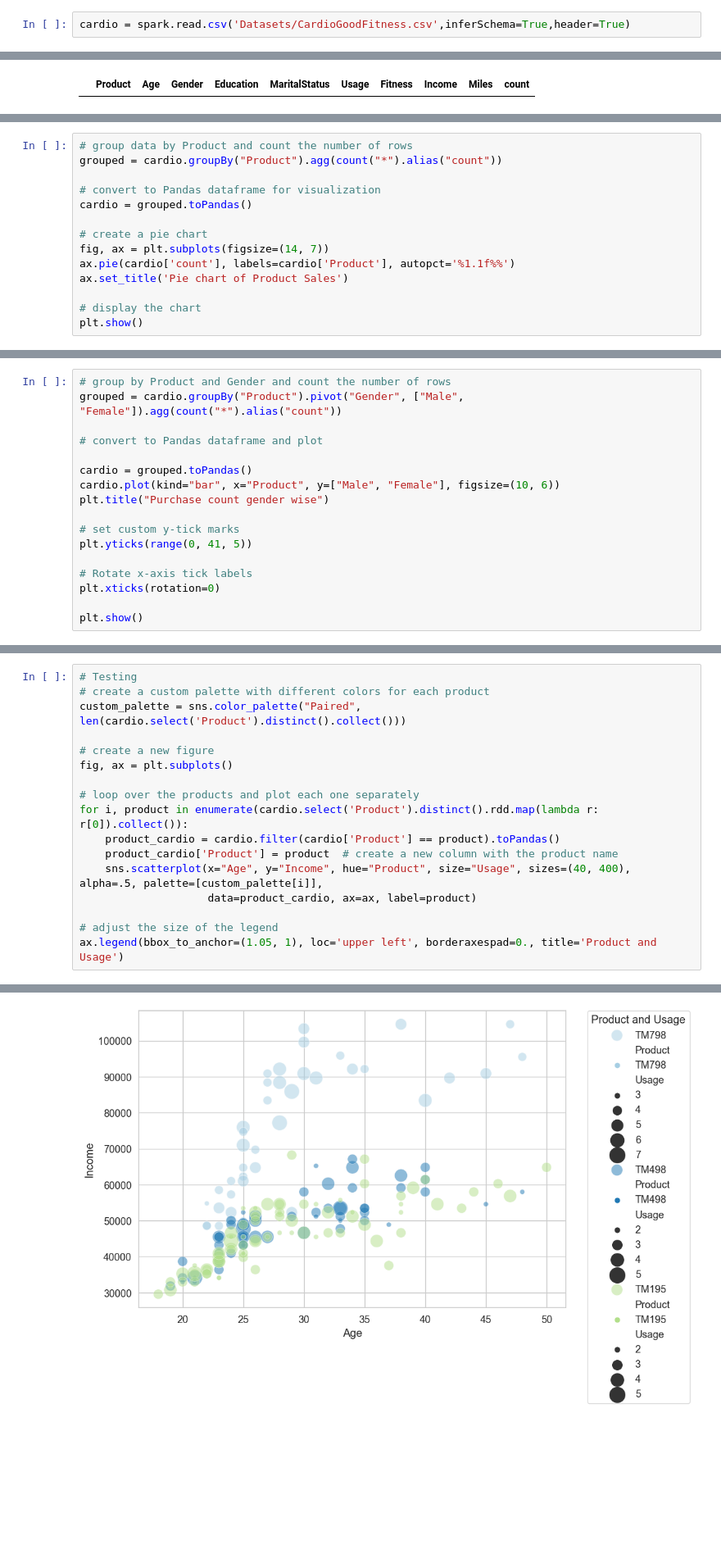
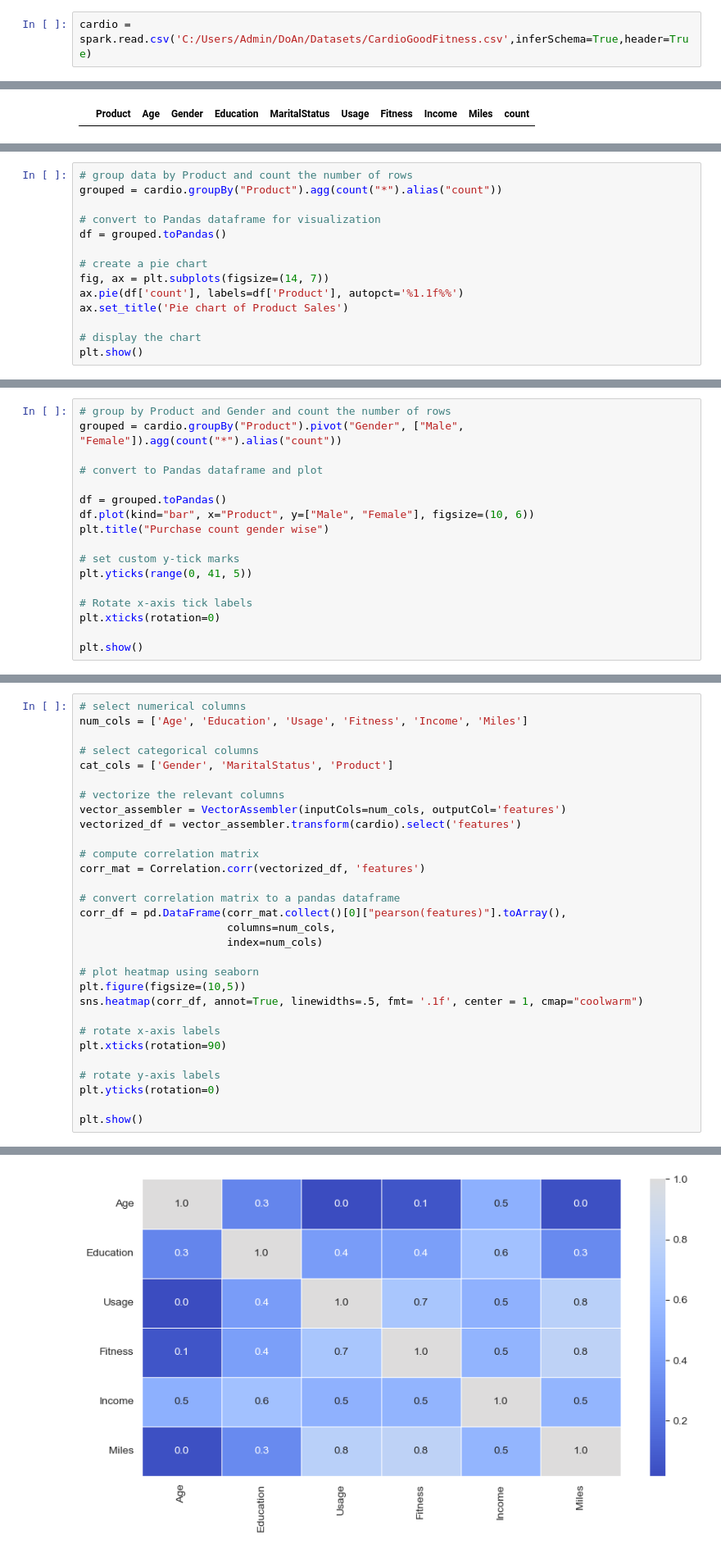
Before and after one commit to MrLongg/PTDL, a Jupyter notebook: main.ipynb, the cells around one changed output, grey strips where cells are left out. Shown at 82% size. Saved outputs shown, nothing was run; the diff lists cells and outputs as text; blank space fills up the shorter version.

```diff
--- a/main.ipynb
+++ b/main.ipynb
@@ -25,7 +23,7 @@ spark
 You are working with 1 core(s)
 <pyspark.sql.session.SparkSession at 0x...>
 # %%
-cardio = spark.read.csv('Datasets/CardioGoodFitness.csv',inferSchema=True,header=True)
+cardio = spark.read.csv('C:/Users/Admin/DoAn/Datasets/CardioGoodFitness.csv',inferSchema=True,header=True)
 # %%
 cardio.printSchema()
 # %% [output]
@@ -87,11 +85,11 @@ cardio_desc.toPandas()
 grouped = cardio.groupBy("Product").agg(count("*").alias("count"))
 
 # convert to Pandas dataframe for visualization
-cardio = grouped.toPandas()
+df = grouped.toPandas()
 
 # create a pie chart
 fig, ax = plt.subplots(figsize=(14, 7))
-ax.pie(cardio['count'], labels=cardio['Product'], autopct='%1.1f%%')
+ax.pie(df['count'], labels=df['Product'], autopct='%1.1f%%')
 ax.set_title('Pie chart of Product Sales')
 
 # display the chart
@@ -104,8 +102,8 @@ grouped = cardio.groupBy("Product").pivot("Gender", ["Male", "Female"]).agg(coun
 
 # convert to Pandas dataframe and plot
 
-cardio = grouped.toPandas()
-cardio.plot(kind="bar", x="Product", y=["Male", "Female"], figsize=(10, 6))
+df = grouped.toPandas()
+df.plot(kind="bar", x="Product", y=["Male", "Female"], figsize=(10, 6))
 plt.title("Purchase count gender wise")
 
 # set custom y-tick marks
@@ -168,18 +176,31 @@ for i, product in enumerate(cardio.select('Product').distinct().rdd.map(lambda r
 # %%
-# Testing
-# create a custom palette with different colors for each product
-custom_palette = sns.color_palette("Paired", len(cardio.select('Product').distinct().collect()))
+# select numerical columns
+num_cols = ['Age', 'Education', 'Usage', 'Fitness', 'Income', 'Miles']
 
-# create a new figure
-fig, ax = plt.subplots()
+# select categorical columns
+cat_cols = ['Gender', 'MaritalStatus', 'Product']
 
-# loop over the products and plot each one separately
-for i, product in enumerate(cardio.select('Product').distinct().rdd.map(lambda r: r[0]).collect()):
-    product_cardio = cardio.filter(cardio['Product'] == product).toPandas()
-    product_cardio['Product'] = product  # create a new column with the product name
-    sns.scatterplot(x="Age", y="Income", hue="Product", size="Usage", sizes=(40, 400), alpha=.5, palette=[custom_palette[i]],
-                    data=product_cardio, ax=ax, label=product)
+# vectorize the relevant columns
+vector_assembler = VectorAssembler(inputCols=num_cols, outputCol='features')
+vectorized_df = vector_assembler.transform(cardio).select('features')
 
-# adjust the size of the legend
-ax.legend(bbox_to_anchor=(1.05, 1), loc='upper left', borderaxespad=0., title='Product and Usage')
+# compute correlation matrix
+corr_mat = Correlation.corr(vectorized_df, 'features')
+
+# convert correlation matrix to a pandas dataframe
+corr_df = pd.DataFrame(corr_mat.collect()[0]["pearson(features)"].toArray(),
+                       columns=num_cols,
+                       index=num_cols)
+
+# plot heatmap using seaborn
+plt.figure(figsize=(10,5))
+sns.heatmap(corr_df, annot=True, linewidths=.5, fmt= '.1f', center = 1, cmap="coolwarm")
+
+# rotate x-axis labels
+plt.xticks(rotation=90)
+
+# rotate y-axis labels
+plt.yticks(rotation=0)
+
+plt.show()
 # %% [output]
@@ -187,2 +207,2 @@ ax.legend(bbox_to_anchor=(1.05, 1), loc='upper left', borderaxespad=0., title='P
-[figure, old version]
+[figure, new version]
 # %%
```
Also changed, not shown: parts of 12 cells of this notebook.
